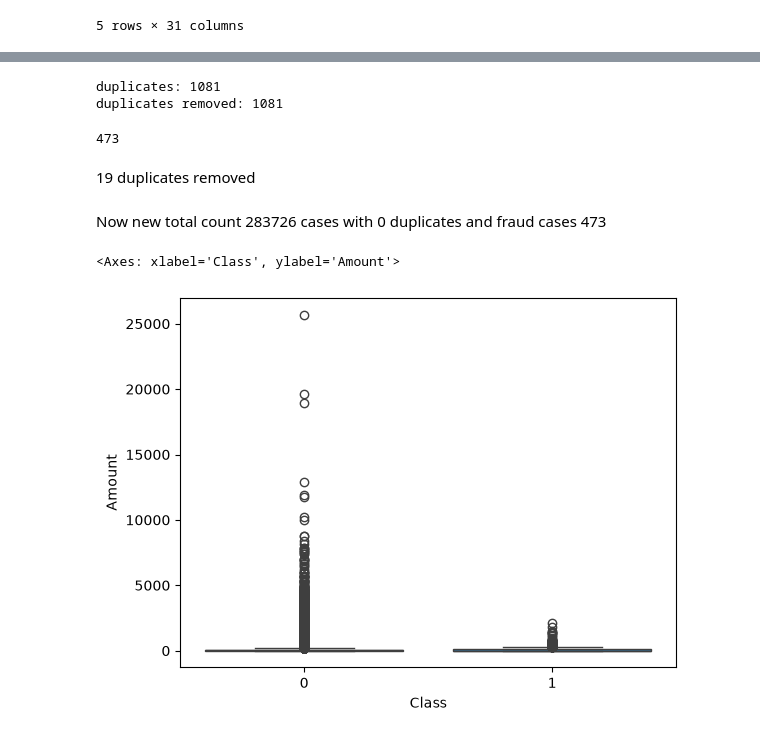
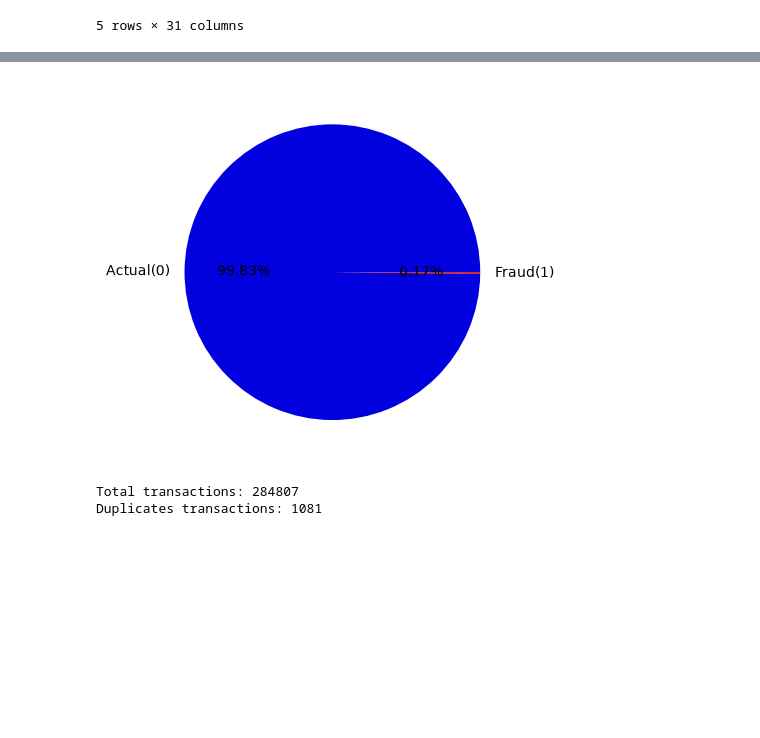
Before and after one commit to ayushmehraa/fraud-detection, a Jupyter notebook: notebooks/01_eda.ipynb, the cells around one changed output, grey strips where cells are left out. Drawn from its saved outputs; the diff is of its cells as text; code cells hidden in the pictures; blank space fills up the shorter version.

```diff
--- a/notebooks/01_eda.ipynb
+++ b/notebooks/01_eda.ipynb
@@ -148,0 +59,8 @@ df_clean.shape, df.shape
+# %%
+import matplotlib.pyplot as plt
+import seaborn as sns
+colors = ["#0101DF", "#DF0101"]
+plt.figure(figsize=(4,3))
+sns.countplot(x='Class', data=df , palette=colors)
+plt.title("Class Distribution Actual(0) Vs Fraud(1) Transactions")
+plt.plot()
@@ -149,19 +75,14 @@ df_clean.shape, df.shape
+# %%
+class_counts = df['Class'].value_counts()
+
+plt.Figure(figsize=(2,3))
+plt.pie(x = class_counts, labels=['Actual(0)', 'Fraud(1)'],colors= colors, autopct="%.2f%%")
+plt.show()
+# %% [output]
+[figure, added]
 # %%
-print("duplicates:", duplicate_df.shape[0])
-print("duplicates removed:", df.shape[0]-df_clean.shape[0])
+print(f'Total transactions: {df.shape[0]}')
+print(f'Duplicates transactions: {df[df.duplicated].shape[0]}')
 # %% [output]
-duplicates: 1081
-duplicates removed: 1081
+Total transactions: 284807
+Duplicates transactions: 1081
-# %%
-df_clean[df["Class"]==True].shape[0]
-# %% [output]
-473
-# %% [markdown]
-19 duplicates removed
-# %% [markdown]
-Now new total count 283726 cases with 0 duplicates and fraud cases 473
-# %%
-sns.boxplot(x=df_clean["Class"], y=df_clean["Amount"])
-# %% [output]
-<Axes: xlabel='Class', ylabel='Amount'>
-[figure, removed]
```
Also changed, not shown: parts of 23 cells of this notebook.
